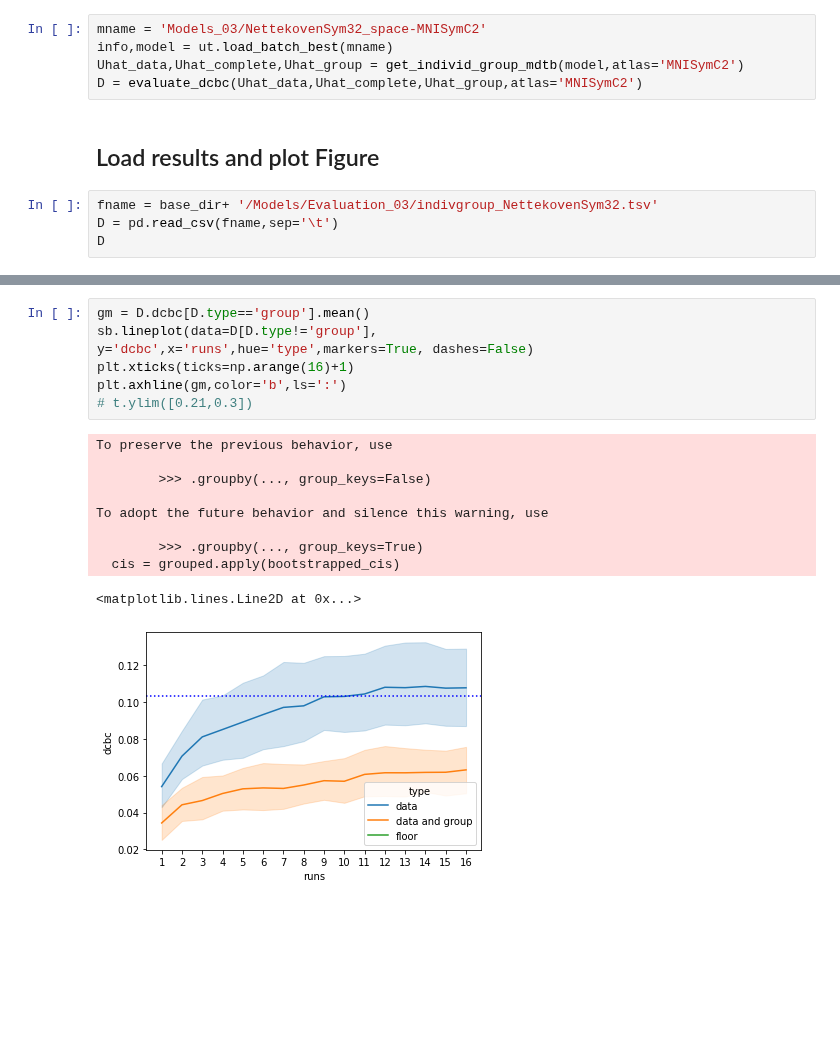
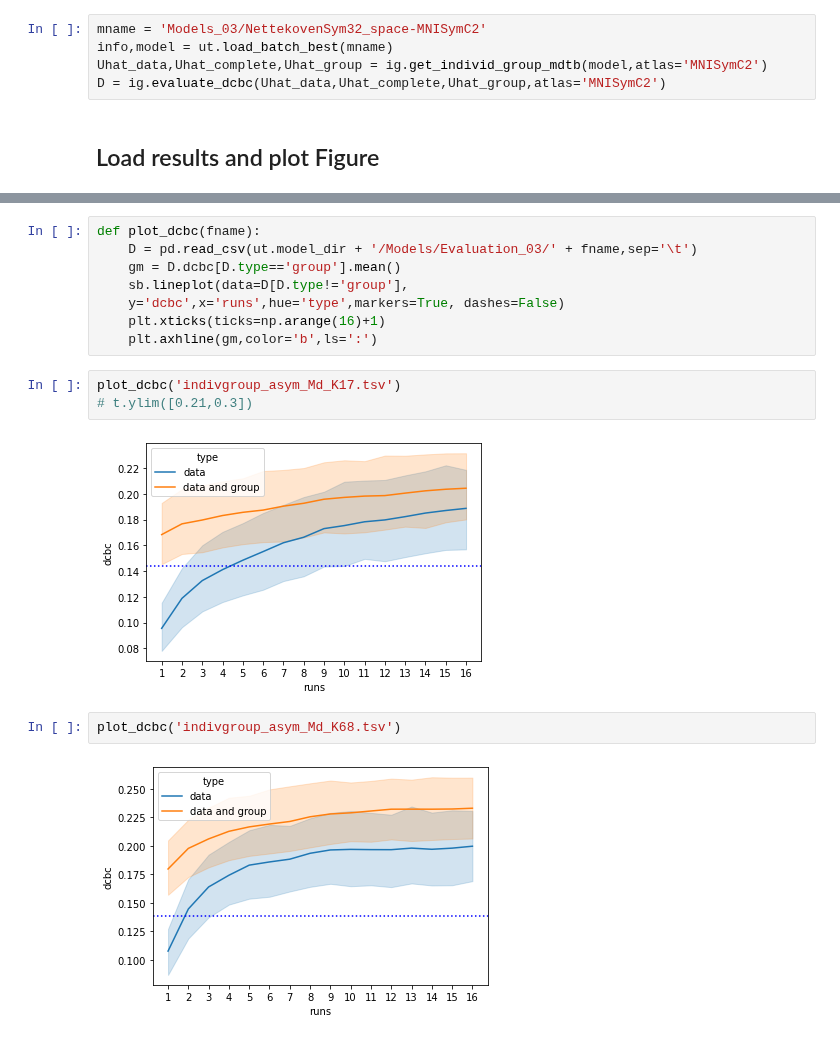
Before and after one commit to DiedrichsenLab/ProbabilisticParcellation, a Jupyter notebook: notebooks/atlas_paper/indiv_group.ipynb, the cells around one changed output, grey strips where cells are left out. Cells and saved outputs as stored; diff of their text form; blank space fills up the shorter version.

Commit message:
individ_group_results

```diff
--- a/notebooks/atlas_paper/indiv_group.ipynb
+++ b/notebooks/atlas_paper/indiv_group.ipynb
@@ -16,11 +12,7 @@ if not Path(base_dir).exists():
 # %%
 mname = 'Models_03/NettekovenSym32_space-MNISymC2'
 info,model = ut.load_batch_best(mname)
-Uhat_data,Uhat_complete,Uhat_group = get_individ_group_mdtb(model,atlas='MNISymC2')
-D = evaluate_dcbc(Uhat_data,Uhat_complete,Uhat_group,atlas='MNISymC2')
+Uhat_data,Uhat_complete,Uhat_group = ig.get_individ_group_mdtb(model,atlas='MNISymC2')
+D = ig.evaluate_dcbc(Uhat_data,Uhat_complete,Uhat_group,atlas='MNISymC2')
 # %% [markdown]
 ## Load results and plot Figure
-# %%
-fname = base_dir+ '/Models/Evaluation_03/indivgroup_NettekovenSym32.tsv'
-D = pd.read_csv(fname,sep='\t')
-D
@@ -41,18 +19,17 @@ D
 # %%
-gm = D.dcbc[D.type=='group'].mean()
-sb.lineplot(data=D[D.type!='group'],
-y='dcbc',x='runs',hue='type',markers=True, dashes=False)
-plt.xticks(ticks=np.arange(16)+1)
-plt.axhline(gm,color='b',ls=':')
-# t.ylim([0.21,0.3])
+def plot_dcbc(fname):
+    D = pd.read_csv(ut.model_dir + '/Models/Evaluation_03/' + fname,sep='\t')
+    gm = D.dcbc[D.type=='group'].mean()
+    sb.lineplot(data=D[D.type!='group'],
+    y='dcbc',x='runs',hue='type',markers=True, dashes=False)
+    plt.xticks(ticks=np.arange(16)+1)
+    plt.axhline(gm,color='b',ls=':')
-# %% [output]
-To preserve the previous behavior, use
-
-        >>> .groupby(..., group_keys=False)
-
-To adopt the future behavior and silence this warning, use
-
-        >>> .groupby(..., group_keys=True)
-  cis = grouped.apply(bootstrapped_cis)
-<matplotlib.lines.Line2D at 0x...>
-[figure, removed]
+# %%
+plot_dcbc('indivgroup_asym_Md_K17.tsv')
+# t.ylim([0.21,0.3])
+# %% [output]
+[figure, added]
+# %%
+plot_dcbc('indivgroup_asym_Md_K68.tsv')
+# %% [output]
+[figure, added]
```
Also changed, not shown: parts of 3 cells of this notebook.
